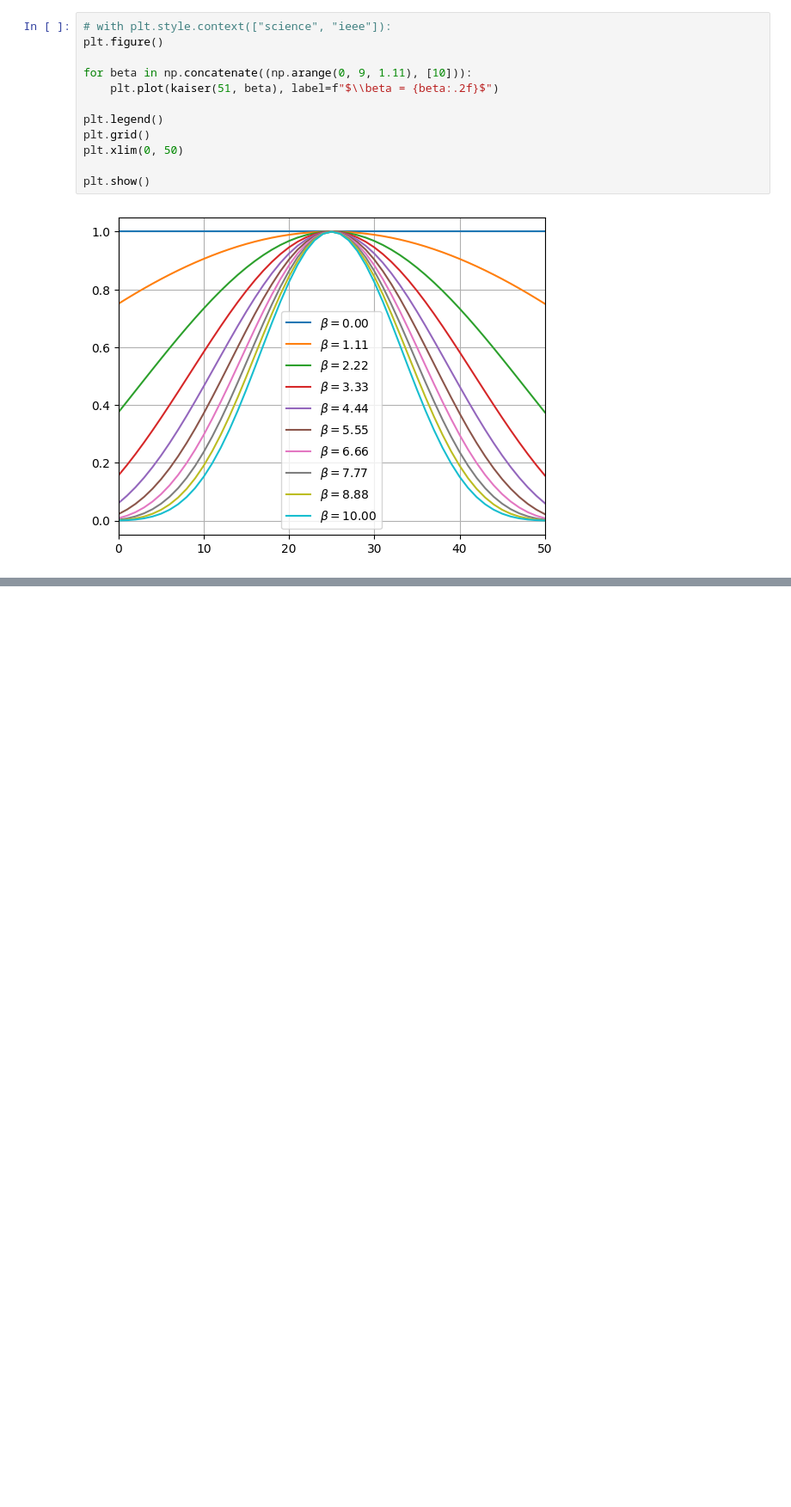
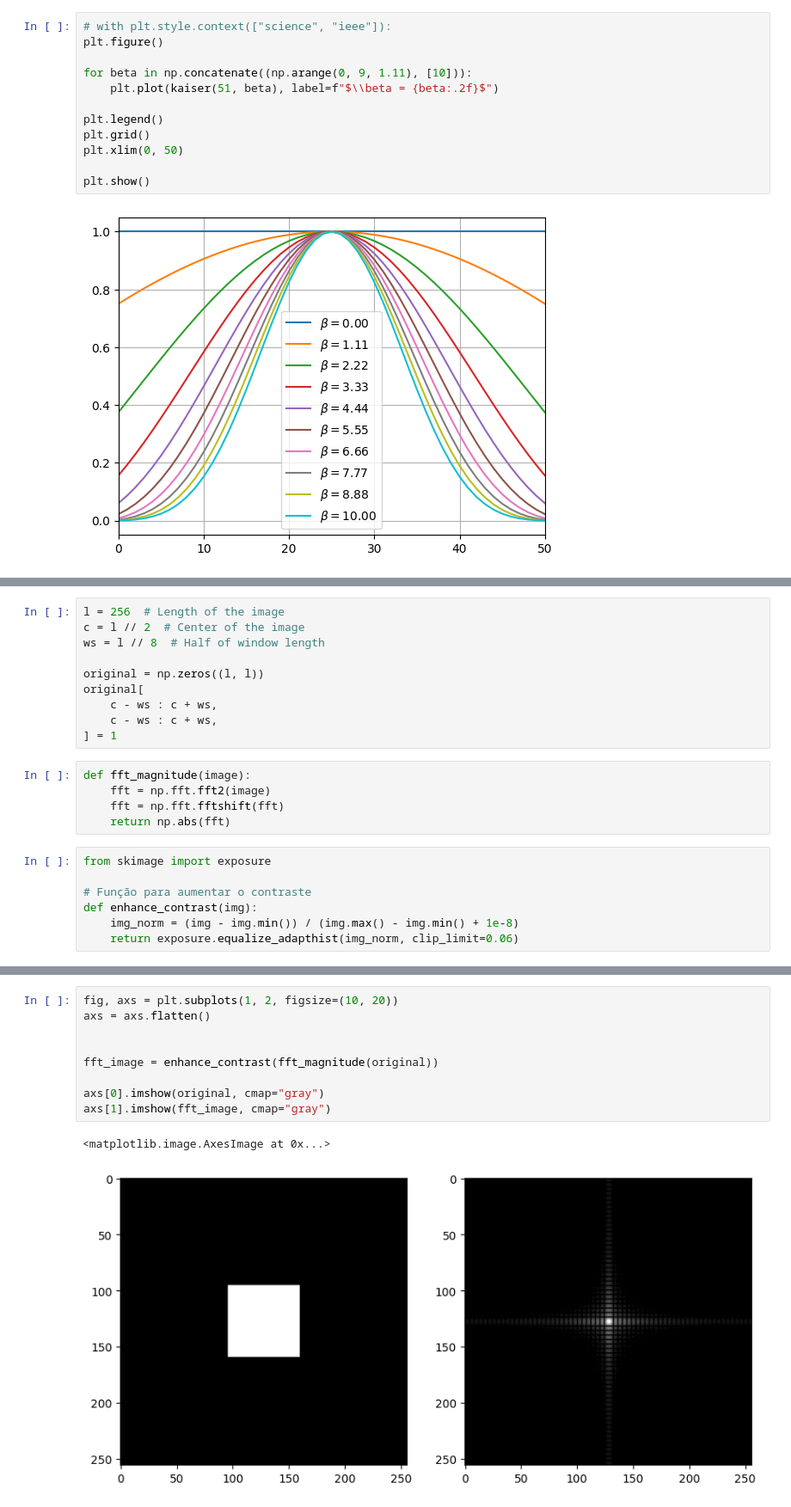
Before and after one commit to gabrielluizep/et-291, a Jupyter notebook: assignment-02/smoothing-window.ipynb, the cells around one changed output, grey strips where cells are left out. Shown: that part at 86% size. Drawn from its saved outputs; the diff is of its cells as text; blank space fills up the shorter version.

```diff
--- a/assignment-02/smoothing-window.ipynb
+++ b/assignment-02/smoothing-window.ipynb
@@ -22,0 +131,22 @@ plt.show()
+# %%
+l = 256  # Length of the image
+c = l // 2  # Center of the image
+ws = l // 8  # Half of window length
+
+original = np.zeros((l, l))
+original[
+    c - ws : c + ws,
+    c - ws : c + ws,
+] = 1
+# %%
+def fft_magnitude(image):
+    fft = np.fft.fft2(image)
+    fft = np.fft.fftshift(fft)
+    return np.abs(fft)
+# %%
+from skimage import exposure
+
+# Função para aumentar o contraste
+def enhance_contrast(img):
+    img_norm = (img - img.min()) / (img.max() - img.min() + 1e-8)
+    return exposure.equalize_adapthist(img_norm, clip_limit=0.06)
@@ -22,0 +189,12 @@ plt.show()
+# %%
+fig, axs = plt.subplots(1, 2, figsize=(10, 20))
+axs = axs.flatten()
+
+
+fft_image = enhance_contrast(fft_magnitude(original))
+
+axs[0].imshow(original, cmap="gray")
+axs[1].imshow(fft_image, cmap="gray")
+# %% [output]
+<matplotlib.image.AxesImage at 0x...>
+[figure, added]
```
Also changed, not shown: parts of 5 cells of this notebook.
